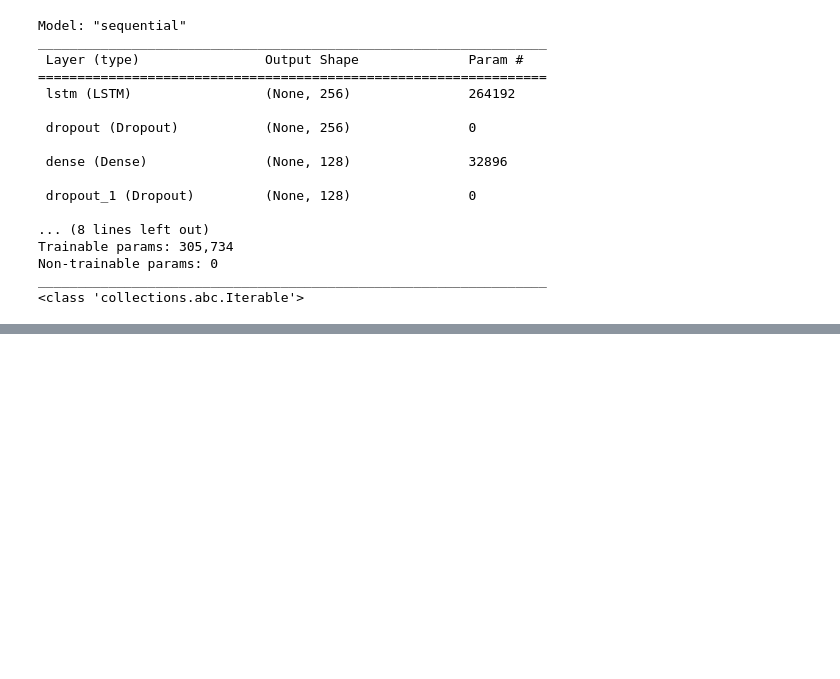
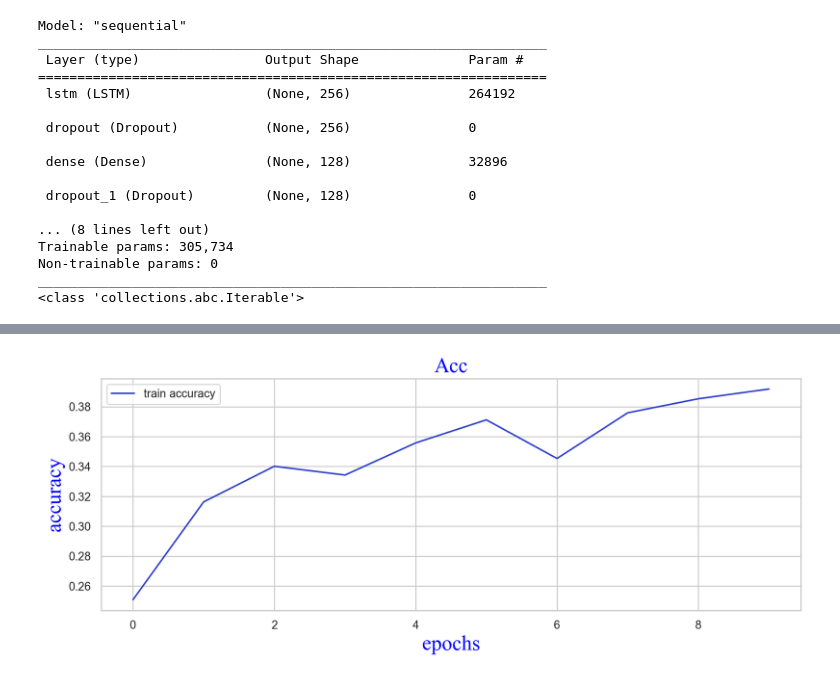
Before and after one commit to riyasanghvi07/speech_emotions_detector, a Jupyter notebook: notebooks/speech_rec.ipynb, the cells around one changed output, grey strips where cells are left out. Drawn from its saved outputs; the diff is of its cells as text; code cells hidden in the pictures; blank space fills up the shorter version.

```diff
--- a/notebooks/speech_rec.ipynb
+++ b/notebooks/speech_rec.ipynb
@@ -208,5 +208,5 @@ def scheduler(epoch, lr):
 
 lr_scheduler_callback = LearningRateScheduler(scheduler)
 
-history = model.fit(X, y, validation_split=0.2, epochs=100, batch_size=64)
+history = model.fit(X, y, validation_split=0.2, epochs=10, batch_size=64)
 # %% [output]
@@ -224,14 +233,16 @@ Epoch 6/100
 # %%
-epochs = list(range(500))
+epochs = list(range(10))
 acc = history.history['accuracy']
 
 plt.figure(figsize=(12, 4), dpi=200)
 plt.plot(epochs, acc, label='train accuracy', color='#2E40CB')
 plt.xlabel('epochs', fontdict= font2)
 plt.ylabel('accuracy', fontdict= font2)
 plt.title('Acc', fontdict= font2)
 plt.legend()
 plt.show()
+# %% [output]
+[figure, added]
 # %%
 loss = history.history['loss']
 
```
Also changed, not shown: parts of 9 cells of this notebook, 1 other file.
